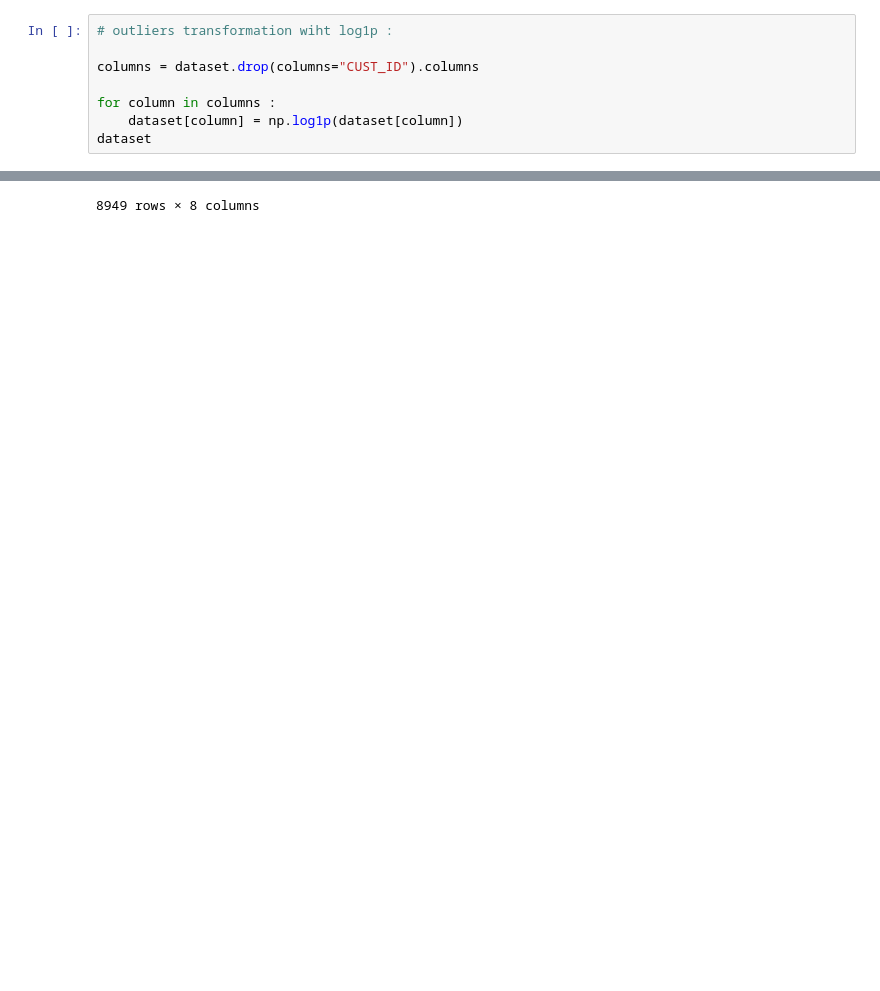
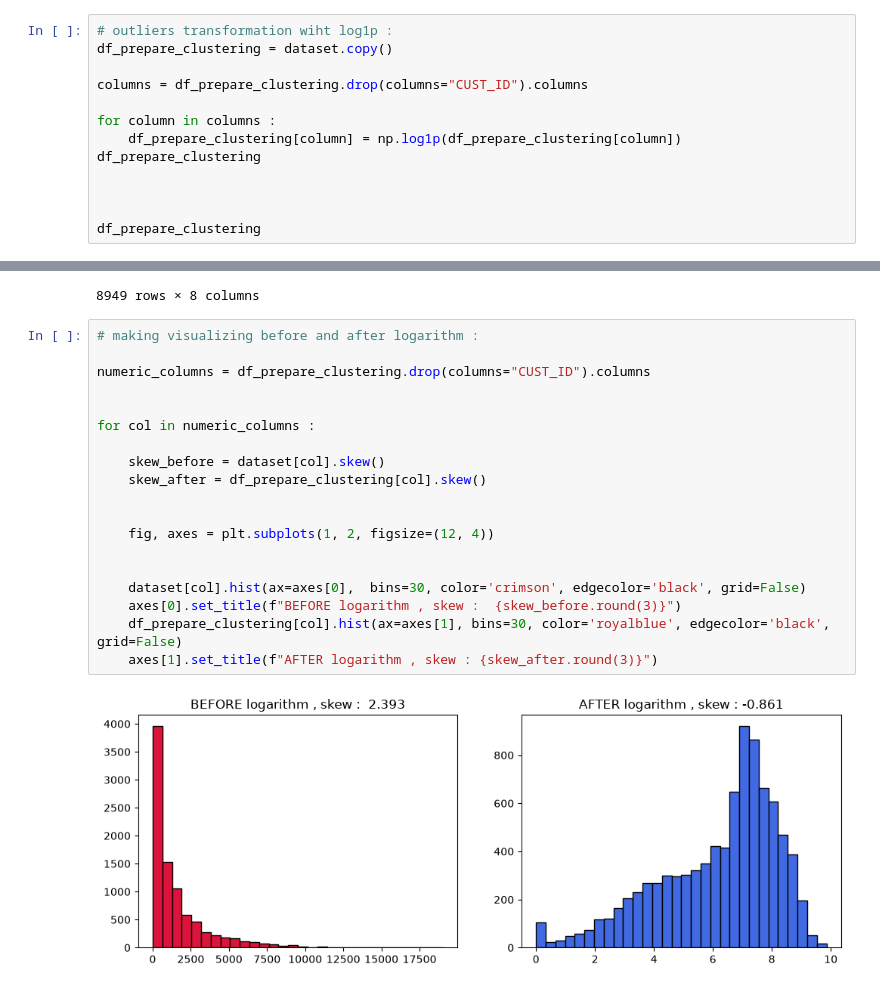
Before and after one commit to Amin332123/CreditCardCustomerData, a Jupyter notebook: notebooks/TRANSFORMATION.ipynb, the cells around one changed output, grey strips where cells are left out. Cells and saved outputs as stored; diff of their text form; blank space fills up the shorter version.

```diff
--- a/notebooks/TRANSFORMATION.ipynb
+++ b/notebooks/TRANSFORMATION.ipynb
@@ -16,11 +39,16 @@ dataset.loc[dataset["CREDIT_LIMIT"].isna()]
 # %%
 # outliers transformation wiht log1p :
+df_prepare_clustering = dataset.copy()
 
-columns = dataset.drop(columns="CUST_ID").columns
+columns = df_prepare_clustering.drop(columns="CUST_ID").columns
 
 for column in columns :
-    dataset[column] = np.log1p(dataset[column])
-dataset
+    df_prepare_clustering[column] = np.log1p(df_prepare_clustering[column])
+df_prepare_clustering
+
+
+
+df_prepare_clustering
 # %% [output]
 |  | CUST_ID | BALANCE | PURCHASES | ONEOFF_PURCHASES | INSTALLMENTS_PURCHASES | CASH_ADVANCE | CREDIT_LIMIT | ... |
 | 0 | C10001 | 3.735304 | 4.568506 | 0.000000 | 4.568506 | 0.000000 | 6.908755 | ... |
@@ -35,3 +63,24 @@ dataset
 | 8948 | C19189 | 2.671218 | 0.000000 | 0.000000 | 0.000000 | 3.625907 | 6.216606 | ... |
 | 8949 | C19190 | 5.923475 | 6.997824 | 6.997824 | 0.000000 | 4.852343 | 7.090910 | ... |
 8949 rows × 8 columns
+# %%
+# making visualizing before and after logarithm :
+
+numeric_columns = df_prepare_clustering.drop(columns="CUST_ID").columns
+
+
+for col in numeric_columns :
+
+    skew_before = dataset[col].skew()
+    skew_after = df_prepare_clustering[col].skew()
+
+
+    fig, axes = plt.subplots(1, 2, figsize=(12, 4))
+
+
+    dataset[col].hist(ax=axes[0],  bins=30, color='crimson', edgecolor='black', grid=False)
+    axes[0].set_title(f"BEFORE logarithm , skew :  {skew_before.round(3)}")
+    df_prepare_clustering[col].hist(ax=axes[1], bins=30, color='royalblue', edgecolor='black', grid=False)
+    axes[1].set_title(f"AFTER logarithm , skew : {skew_after.round(3)}")
+# %% [output]
+[figure, added]
```
Also changed, not shown: parts of 39 cells of this notebook, 5 other files.
